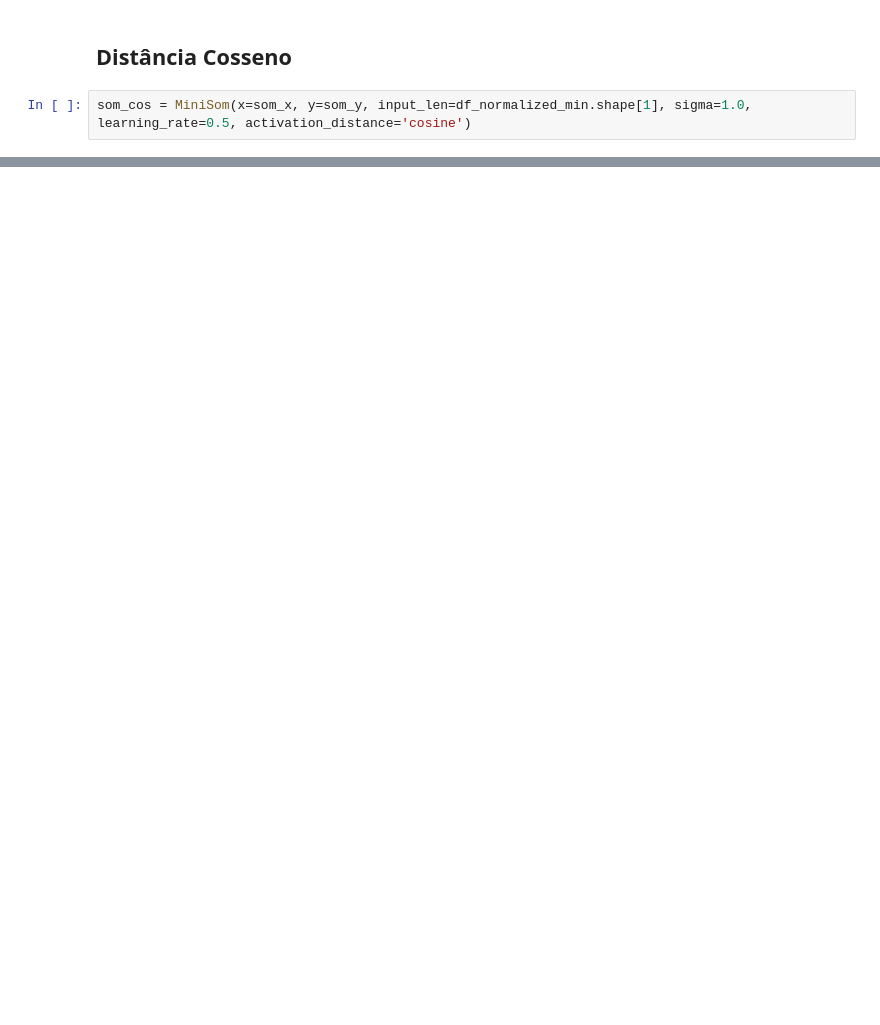
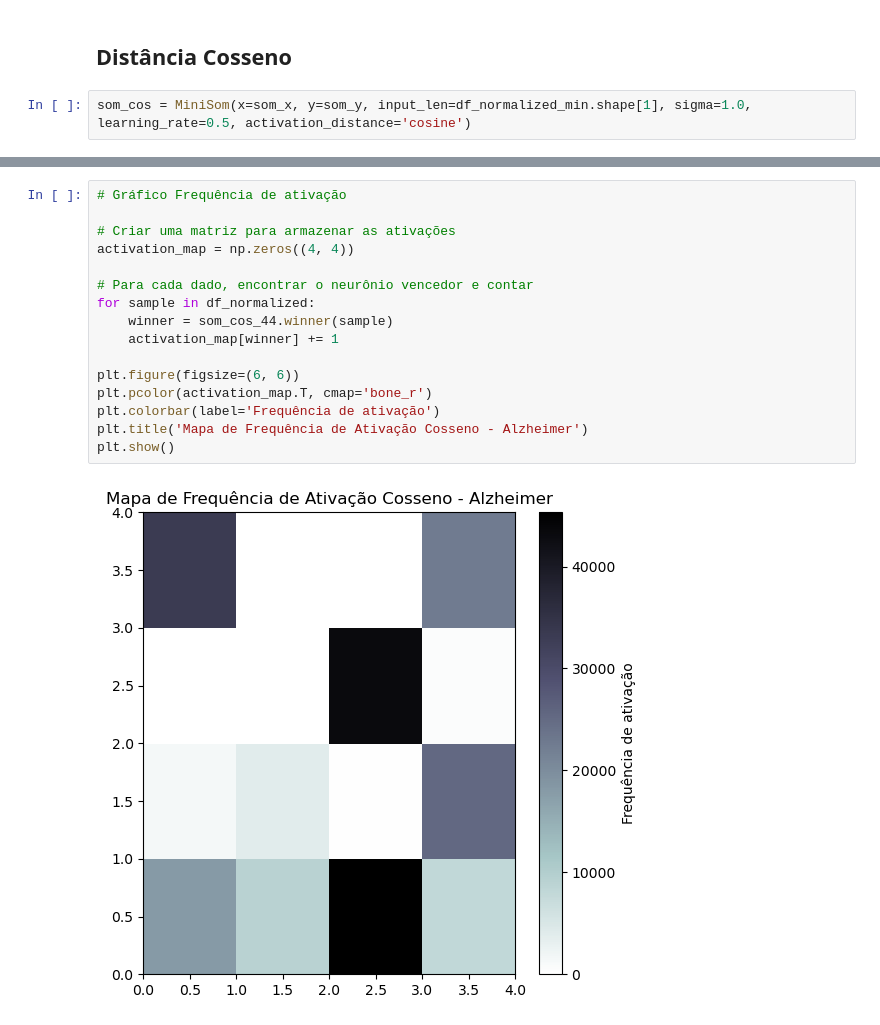
Before and after one commit to GabihSantana/python-datasus, a Jupyter notebook: projetoObitosAlzheimer.ipynb, the cells around one changed output, grey strips where cells are left out. Saved outputs shown, nothing was run; the diff lists cells and outputs as text; blank space fills up the shorter version.

```diff
--- a/projetoObitosAlzheimer.ipynb
+++ b/projetoObitosAlzheimer.ipynb
@@ -1412,0 +1434,18 @@ plt.show()
+# %%
+# Gráfico Frequência de ativação
+
+# Criar uma matriz para armazenar as ativações
+activation_map = np.zeros((4, 4))
+
+# Para cada dado, encontrar o neurônio vencedor e contar
+for sample in df_normalized:
+    winner = som_cos_44.winner(sample)
+    activation_map[winner] += 1
+
+plt.figure(figsize=(6, 6))
+plt.pcolor(activation_map.T, cmap='bone_r')
+plt.colorbar(label='Frequência de ativação')
+plt.title('Mapa de Frequência de Ativação Cosseno - Alzheimer')
+plt.show()
+# %% [output]
+[figure, added]
```
Also changed, not shown: parts of 32 cells of this notebook.
